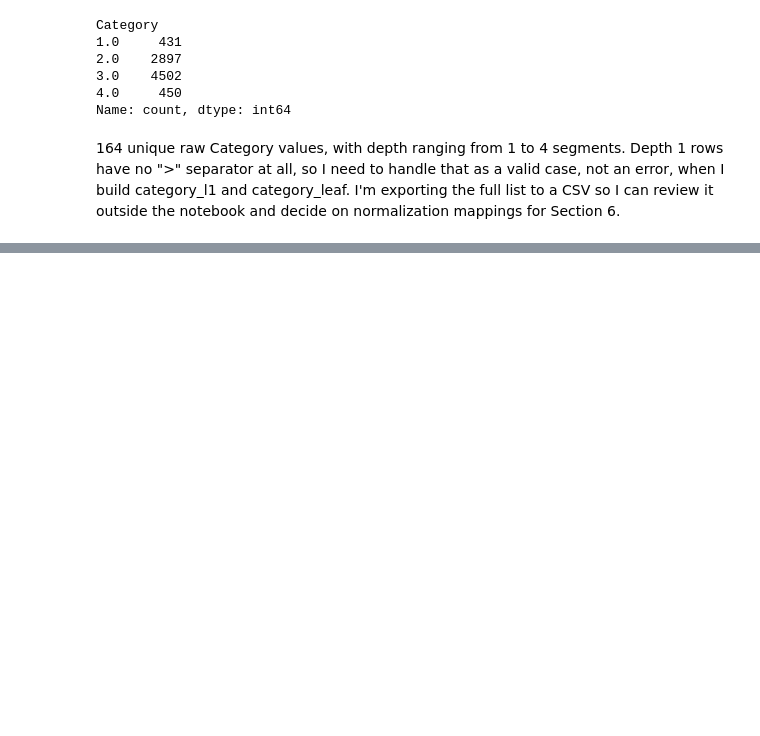
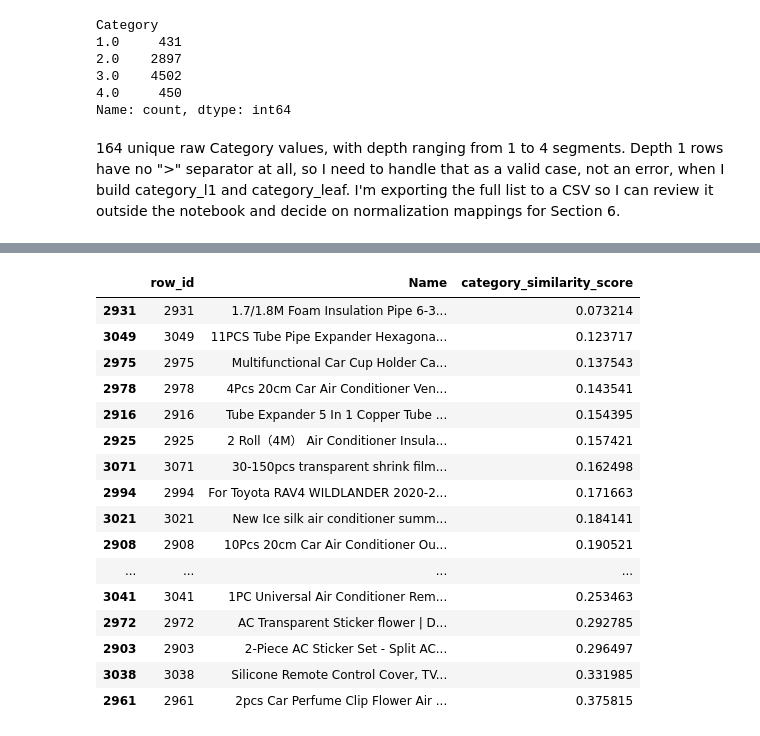
Before and after one commit to Rusher0077/Daraz-Automated-Price-Market-Intelligence-Pipeline, a Jupyter notebook: data_consolidation.ipynb, the cells around one changed output, grey strips where cells are left out. Drawn from its saved outputs; the diff is of its cells as text; code cells hidden in the pictures; blank space fills up the shorter version.

```diff
--- a/data_consolidation.ipynb
+++ b/data_consolidation.ipynb
@@ -133,0 +221,5 @@ category_counts.to_csv("data/category_value_counts.csv")
+# %%
+known_contamination_ids = {
+    "AC": [3021, 3010, 2879, 3006, 2994, 3033, 3038, 3078, 3076, 3071, 3058, 2877,
+           3049, 3041, 2931, 2925, 2924, 2916, 2908, 2903, 2978, 2975, 2961, 2952, 2972],
+}
@@ -133,0 +275,22 @@ category_counts.to_csv("data/category_value_counts.csv")
+# %%
+raw_combined[raw_combined["row_id"].isin(known_contamination_ids["AC"])][
+    ["row_id", "Name", "category_similarity_score"]
+].sort_values("category_similarity_score")
+# %% [output]
+|  | row_id | Name | category_similarity_score |
+| 2931 | 2931 | 1.7/1.8M Foam Insulation Pipe 6-3... | 0.073214 |
+| 3049 | 3049 | 11PCS Tube Pipe Expander Hexagona... | 0.123717 |
+| 2975 | 2975 | Multifunctional Car Cup Holder Ca... | 0.137543 |
+| 2978 | 2978 | 4Pcs 20cm Car Air Conditioner Ven... | 0.143541 |
+| 2916 | 2916 | Tube Expander 5 In 1 Copper Tube ... | 0.154395 |
+| 2925 | 2925 | 2 Roll（4M） Air Conditioner Insula... | 0.157421 |
+| 3071 | 3071 | 30-150pcs transparent shrink film... | 0.162498 |
+| 2994 | 2994 | For Toyota RAV4 WILDLANDER 2020-2... | 0.171663 |
+| 3021 | 3021 | New Ice silk air conditioner summ... | 0.184141 |
+| 2908 | 2908 | 10Pcs 20cm Car Air Conditioner Ou... | 0.190521 |
+| ... | ... | ... | ... |
+| 3041 | 3041 | 1PC Universal Air Conditioner Rem... | 0.253463 |
+| 2972 | 2972 | AC Transparent Sticker flower | D... | 0.292785 |
+| 2903 | 2903 | 2-Piece AC Sticker Set - Split AC... | 0.296497 |
+| 3038 | 3038 | Silicone Remote Control Cover, TV... | 0.331985 |
+| 2961 | 2961 | 2pcs Car Perfume Clip Flower Air ... | 0.375815 |
```
Also changed, not shown: parts of 22 cells of this notebook.
